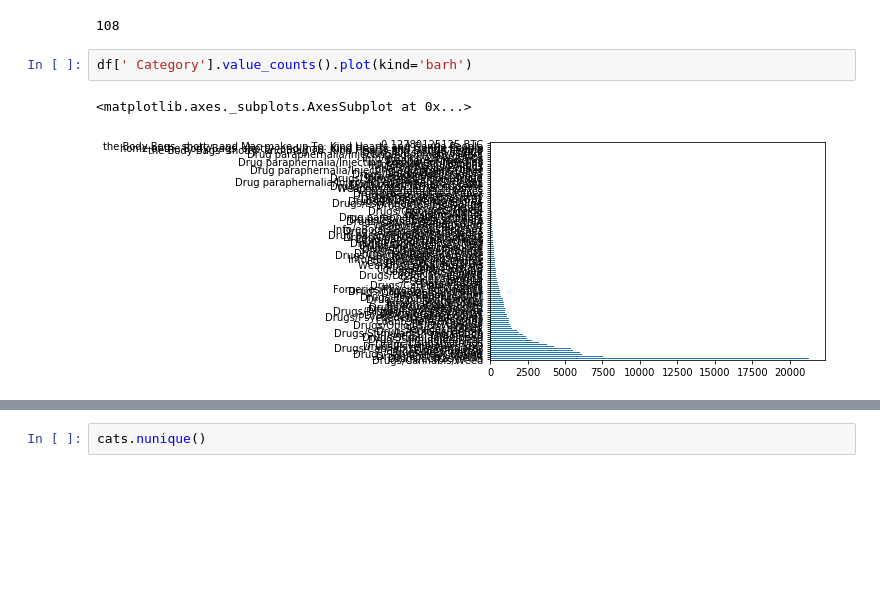
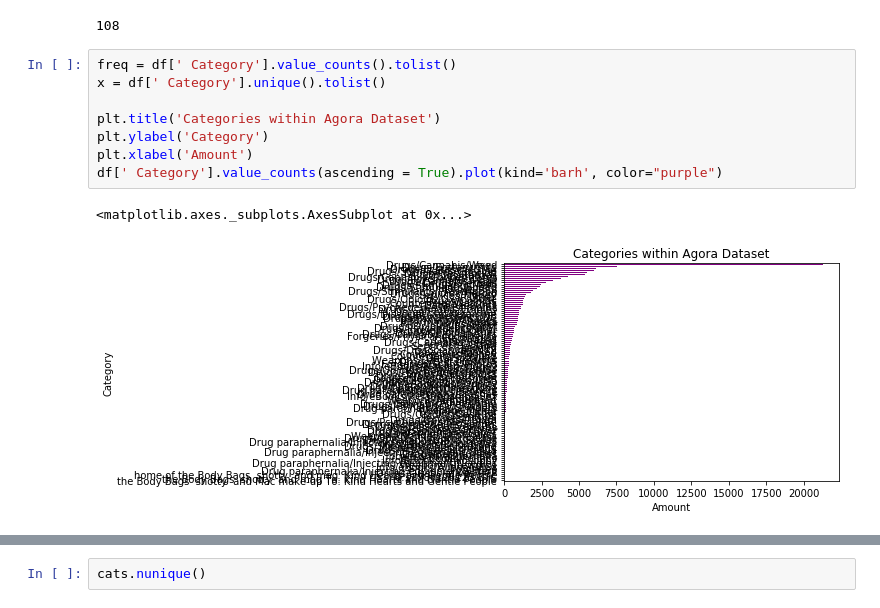
Before and after one commit to mmhverheijden/portfolio_THUAS, a Jupyter notebook: notebooks/Agora_Data_Exploration.ipynb, the cells around one changed output, grey strips where cells are left out. Saved outputs shown, nothing was run; the diff lists cells and outputs as text; blank space fills up the shorter version.

```diff
--- a/notebooks/Agora_Data_Exploration.ipynb
+++ b/notebooks/Agora_Data_Exploration.ipynb
@@ -80,8 +96,14 @@ Name:  Category, dtype: object
 df[' Category'].nunique() #number of unique values
 # %% [output]
 108
-# %%
-df[' Category'].value_counts().plot(kind='barh')
-# %% [output]
-<matplotlib.axes._subplots.AxesSubplot at 0x...>
-[figure, removed]
+# %%
+freq = df[' Category'].value_counts().tolist()
+x = df[' Category'].unique().tolist()
+
+plt.title('Categories within Agora Dataset')
+plt.ylabel('Category')
+plt.xlabel('Amount')
+df[' Category'].value_counts(ascending = True).plot(kind='barh', color="purple")
+# %% [output]
+<matplotlib.axes._subplots.AxesSubplot at 0x...>
+[figure, added]
```
Also changed, not shown: parts of 6 cells of this notebook, 1 other file.
